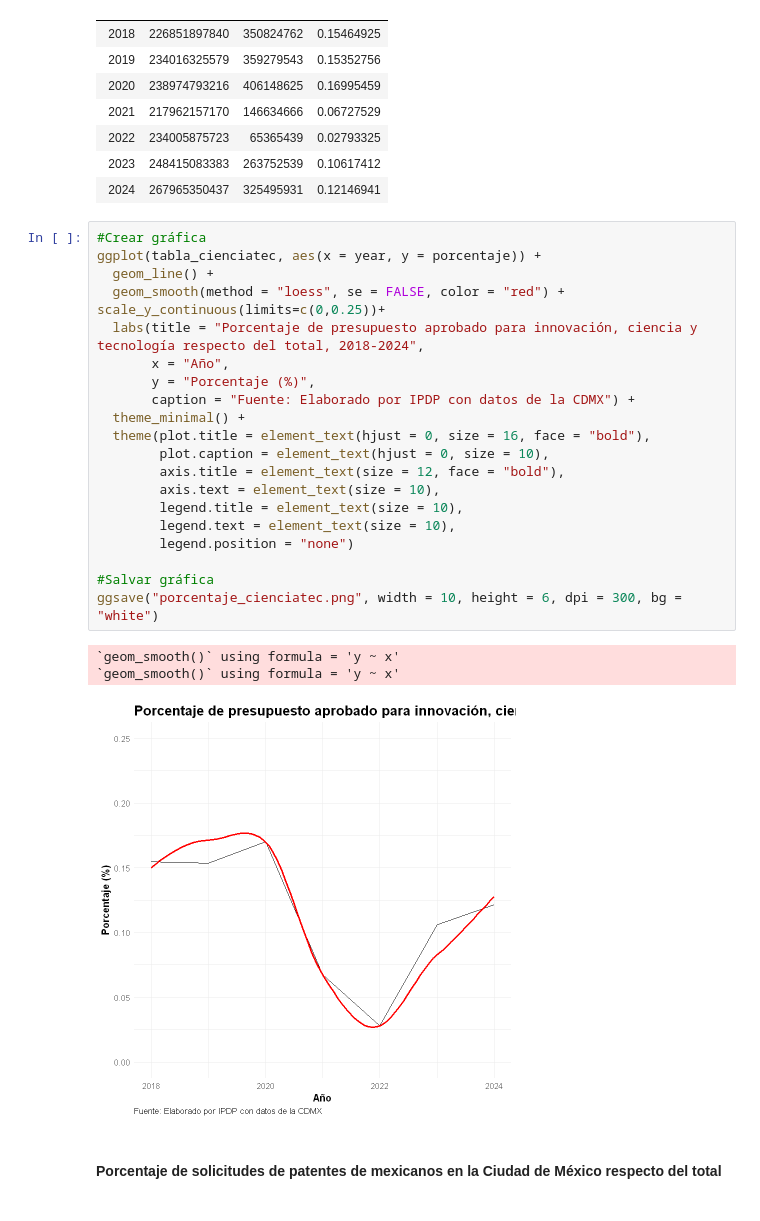
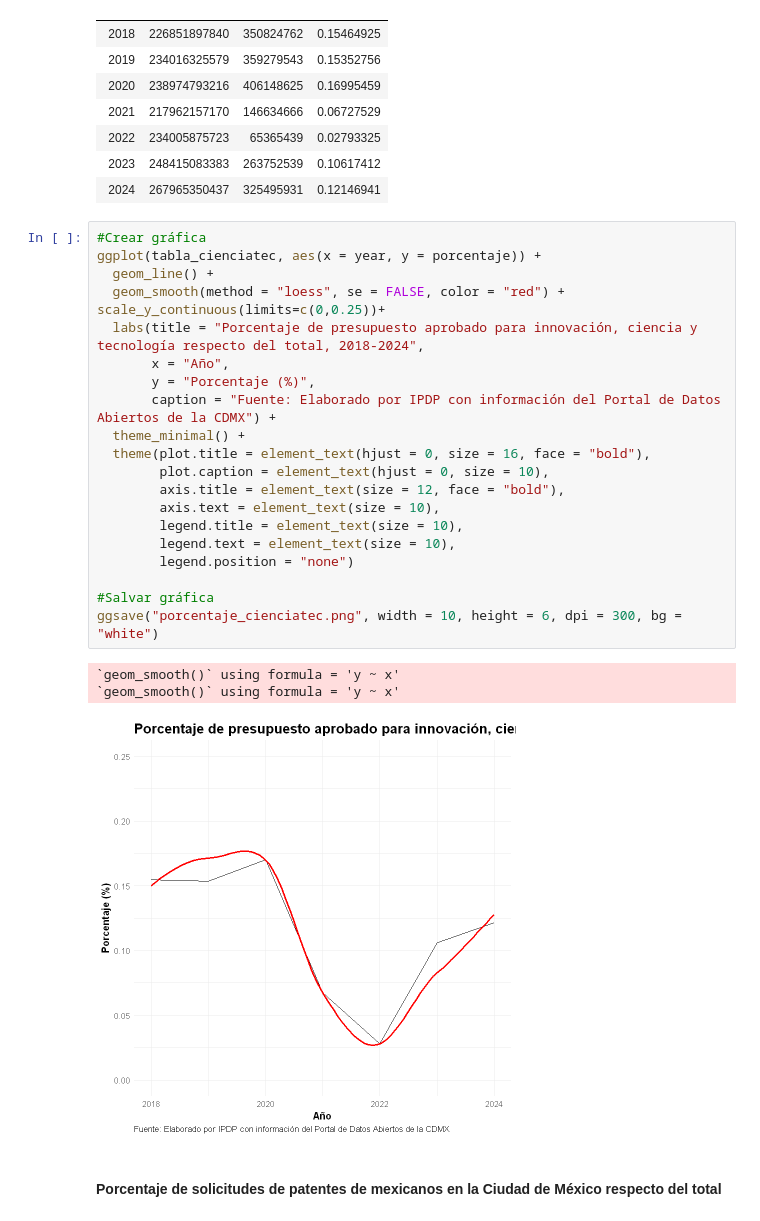
Before and after one commit to cpyp-ipdp/pgd_cdmx, a Jupyter notebook: indicadores/educacion_ciencia/indicadores_educ_ciencia_tec_pgd.ipynb, the cells around one changed output. Saved outputs shown, nothing was run; the diff lists cells and outputs as text.

```diff
--- a/indicadores/educacion_ciencia/indicadores_educ_ciencia_tec_pgd.ipynb
+++ b/indicadores/educacion_ciencia/indicadores_educ_ciencia_tec_pgd.ipynb
@@ -563,28 +563,28 @@ A tibble: 7 × 4
 # %%
 #Crear gráfica
 ggplot(tabla_cienciatec, aes(x = year, y = porcentaje)) +
   geom_line() +
   geom_smooth(method = "loess", se = FALSE, color = "red") +
 scale_y_continuous(limits=c(0,0.25))+
   labs(title = "Porcentaje de presupuesto aprobado para innovación, ciencia y tecnología respecto del total, 2018-2024",
        x = "Año",
        y = "Porcentaje (%)",
-       caption = "Fuente: Elaborado por IPDP con datos de la CDMX") +
+       caption = "Fuente: Elaborado por IPDP con información del Portal de Datos Abiertos de la CDMX") +
   theme_minimal() +
   theme(plot.title = element_text(hjust = 0, size = 16, face = "bold"),
         plot.caption = element_text(hjust = 0, size = 10),
         axis.title = element_text(size = 12, face = "bold"),
         axis.text = element_text(size = 10),
         legend.title = element_text(size = 10),
         legend.text = element_text(size = 10),
         legend.position = "none")
 
 #Salvar gráfica
 ggsave("porcentaje_cienciatec.png", width = 10, height = 6, dpi = 300, bg = "white")
 # %% [output]
 `geom_smooth()` using formula = 'y ~ x'
 `geom_smooth()` using formula = 'y ~ x'
-[figure, old version]
+[figure, new version]
 # %% [markdown]
 #### Porcentaje de solicitudes de patentes de mexicanos en la Ciudad de México respecto del total
 # %%
```
